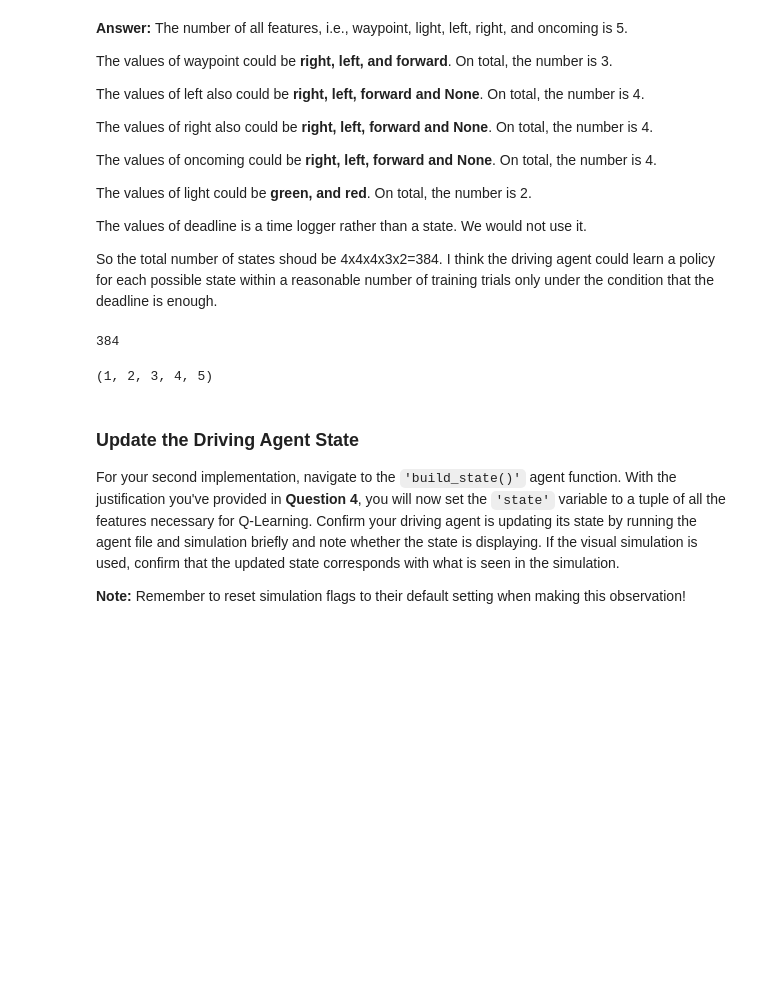
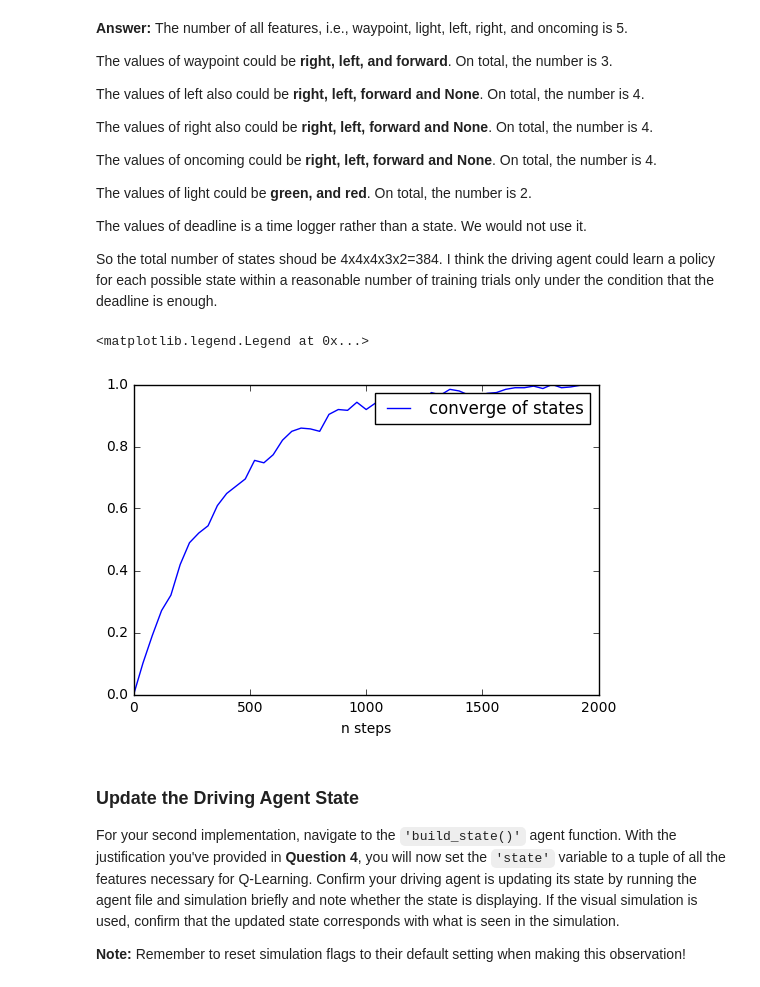
Before and after one commit to amirkhango/machine-learning, a Jupyter notebook: projects/smartcab/smartcab.ipynb, the cells around one changed output. Saved outputs shown, nothing was run; the diff lists cells and outputs as text; code cells hidden in the pictures; blank space fills up the shorter version.

```diff
--- a/projects/smartcab/smartcab.ipynb
+++ b/projects/smartcab/smartcab.ipynb
@@ -174,14 +174,30 @@ The values of deadline is a time logger rather than a state. We would not use it
 
 So the total number of states shoud be 4x4x4x3x2=384.
 I think the driving agent could learn a policy for each possible state within a reasonable number of training trials only under the condition that the deadline is enough.
-# %%
-4**3*2*3
-# %% [output]
-384
-# %%
-(1,)+(2,3,4,5)
-# %% [output]
-(1, 2, 3, 4, 5)
+# %%
+# Here I adopt MC simulation to observe how many steps are approximately
+# needed to visit every state in 384 states.
+import numpy as np
+import random
+
+def percent_visited(steps, states):
+    visited = np.zeros(states, dtype=bool)
+    for _ in range(steps):
+        current_state = random.randint(0, states-1)
+        visited[current_state] = True
+    return sum(visited)/float(states)
+
+import matplotlib.pyplot as plt
+%matplotlib inline
+states = 384
+n_steps =[s*40 for s in range(50)]
+converge = [percent_visited(steps,states) for steps in n_steps]
+plt.plot(n_steps, converge, label='converge of states')
+plt.xlabel('n steps')
+plt.legend()
+# %% [output]
+<matplotlib.legend.Legend at 0x...>
+[figure, added]
 # %% [markdown]
 ### Update the Driving Agent State
 For your second implementation, navigate to the `'build_state()'` agent function. With the justification you've provided in **Question 4**, you will now set the `'state'` variable to a tuple of all the features necessary for Q-Learning. Confirm your driving agent is updating its state by running the agent file and simulation briefly and note whether the state is displaying. If the visual simulation is used, confirm that the updated state corresponds with what is seen in the simulation.
```
Also changed, not shown: parts of 5 cells of this notebook, 1 other file.
